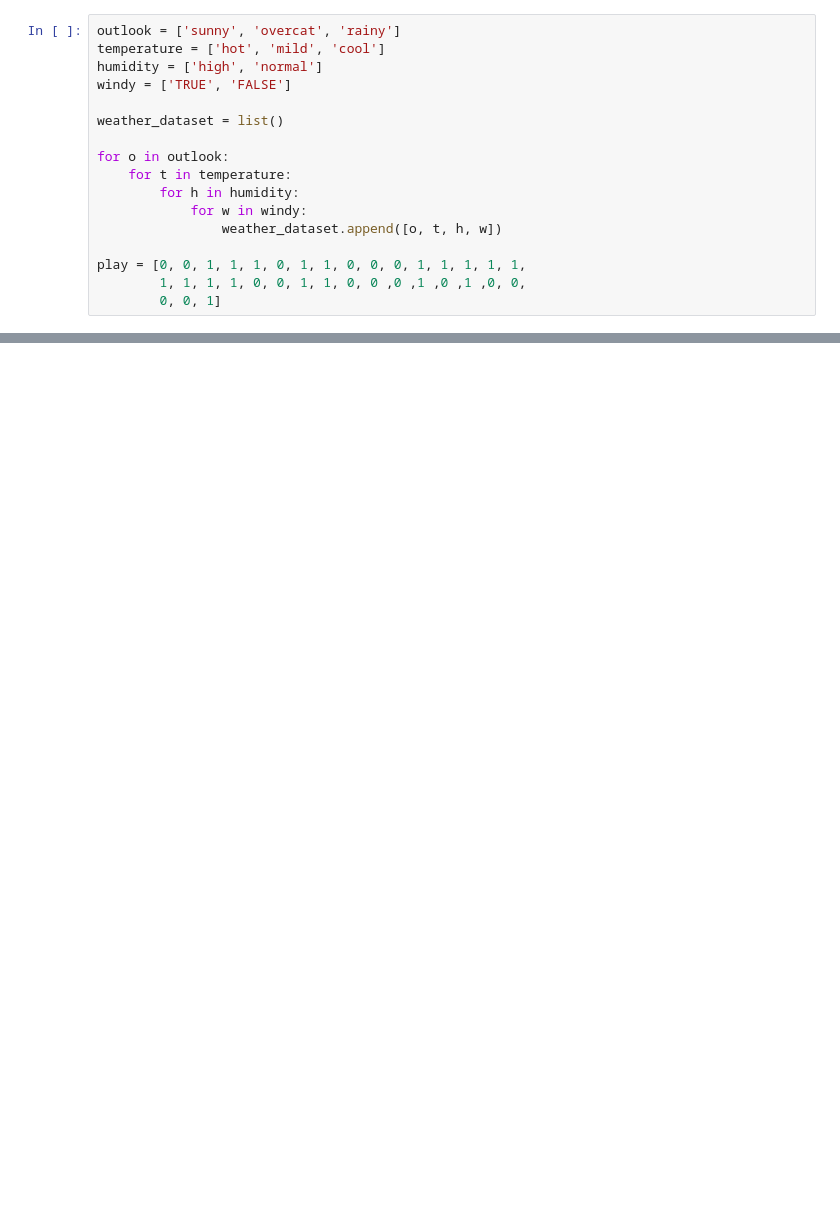
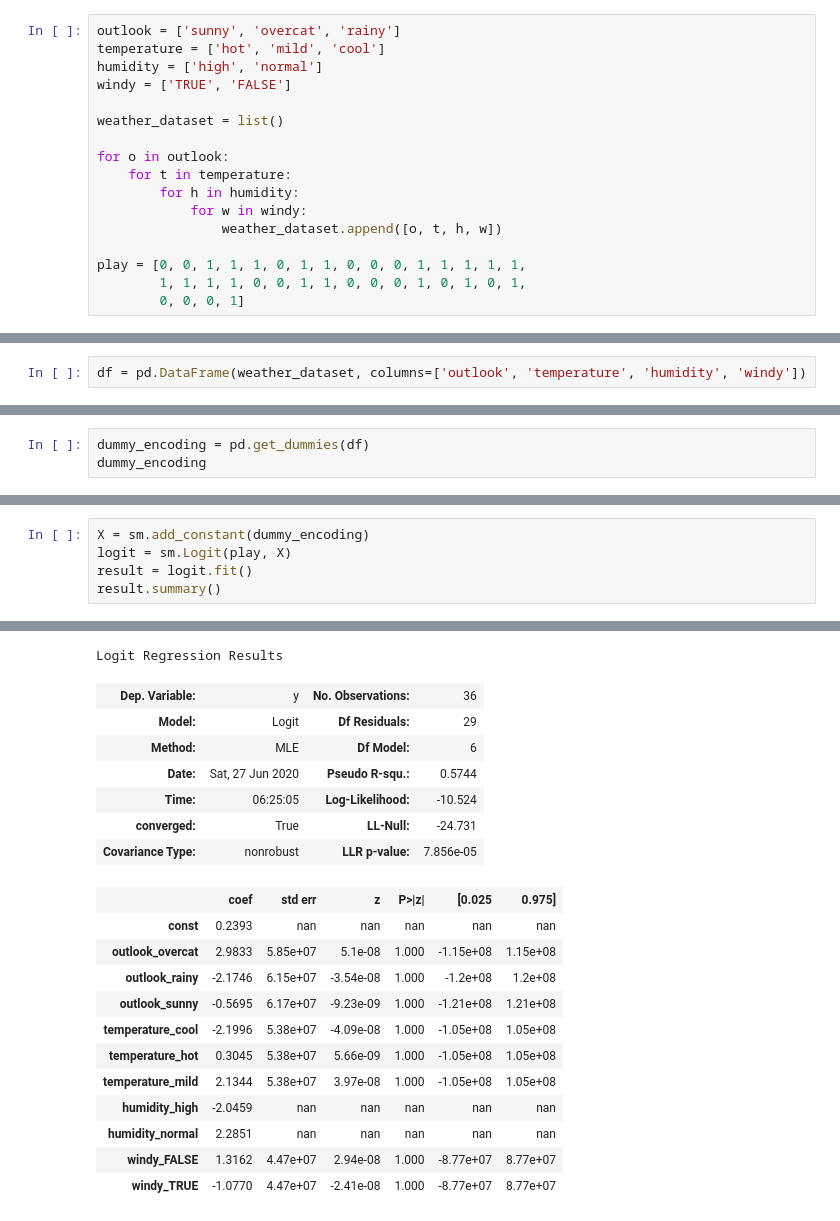
Before and after one commit to leehosung/regression, a Jupyter notebook: 5. 데이터 준비 /5.2 정성적 특성 인코딩.ipynb, the cells around one changed output, grey strips where cells are left out. Drawn from its saved outputs; the diff is of its cells as text; blank space fills up the shorter version.

```diff
--- a/5. 데이터 준비 /5.2 정성적 특성 인코딩.ipynb
+++ b/5. 데이터 준비 /5.2 정성적 특성 인코딩.ipynb
@@ -44,5 +53,5 @@ for o in outlook:
                 weather_dataset.append([o, t, h, w])
 
 play = [0, 0, 1, 1, 1, 0, 1, 1, 0, 0, 0, 1, 1, 1, 1, 1,
-        1, 1, 1, 1, 0, 0, 1, 1, 0, 0 ,0 ,1 ,0 ,1 ,0, 0,
-        0, 0, 1]
+        1, 1, 1, 1, 0, 0, 1, 1, 0, 0, 0, 1, 0, 1, 0, 1,
+        0, 0, 0, 1]
@@ -48,0 +62,2 @@ play = [0, 0, 1, 1, 1, 0, 1, 1, 0, 0, 0, 1, 1, 1, 1, 1,
+# %%
+df = pd.DataFrame(weather_dataset, columns=['outlook', 'temperature', 'humidity', 'windy'])
@@ -48,0 +73,3 @@ play = [0, 0, 1, 1, 1, 0, 1, 1, 0, 0, 0, 1, 1, 1, 1, 1,
+# %%
+dummy_encoding = pd.get_dummies(df)
+dummy_encoding
@@ -48,0 +94,6 @@ play = [0, 0, 1, 1, 1, 0, 1, 1, 0, 0, 0, 1, 1, 1, 1, 1,
+# %%
+X = sm.add_constant(dummy_encoding)
+logit = sm.Logit(play, X)
+result = logit.fit()
+result.summary()
+# %% [output]
@@ -48,0 +103,20 @@ play = [0, 0, 1, 1, 1, 0, 1, 1, 0, 0, 0, 1, 1, 1, 1, 1,
+Logit Regression Results
+| Dep. Variable: | y | No. Observations: | 36 |
+| Model: | Logit | Df Residuals: | 29 |
+| Method: | MLE | Df Model: | 6 |
+| Date: | Sat, 27 Jun 2020 | Pseudo R-squ.: | 0.5744 |
+| Time: | 06:25:05 | Log-Likelihood: | -10.524 |
+| converged: | True | LL-Null: | -24.731 |
+| Covariance Type: | nonrobust | LLR p-value: | 7.856e-05 |
+|  | coef | std err | z | P>|z| | [0.025 | 0.975] |
+| const | 0.2393 | nan | nan | nan | nan | nan |
+| outlook_overcat | 2.9833 | 5.85e+07 | 5.1e-08 | 1.000 | -1.15e+08 | 1.15e+08 |
+| outlook_rainy | -2.1746 | 6.15e+07 | -3.54e-08 | 1.000 | -1.2e+08 | 1.2e+08 |
+| outlook_sunny | -0.5695 | 6.17e+07 | -9.23e-09 | 1.000 | -1.21e+08 | 1.21e+08 |
+| temperature_cool | -2.1996 | 5.38e+07 | -4.09e-08 | 1.000 | -1.05e+08 | 1.05e+08 |
+| temperature_hot | 0.3045 | 5.38e+07 | 5.66e-09 | 1.000 | -1.05e+08 | 1.05e+08 |
+| temperature_mild | 2.1344 | 5.38e+07 | 3.97e-08 | 1.000 | -1.05e+08 | 1.05e+08 |
+| humidity_high | -2.0459 | nan | nan | nan | nan | nan |
+| humidity_normal | 2.2851 | nan | nan | nan | nan | nan |
+| windy_FALSE | 1.3162 | 4.47e+07 | 2.94e-08 | 1.000 | -8.77e+07 | 8.77e+07 |
+| windy_TRUE | -1.0770 | 4.47e+07 | -2.41e-08 | 1.000 | -8.77e+07 | 8.77e+07 |
```
Also changed, not shown: parts of 25 cells of this notebook.
